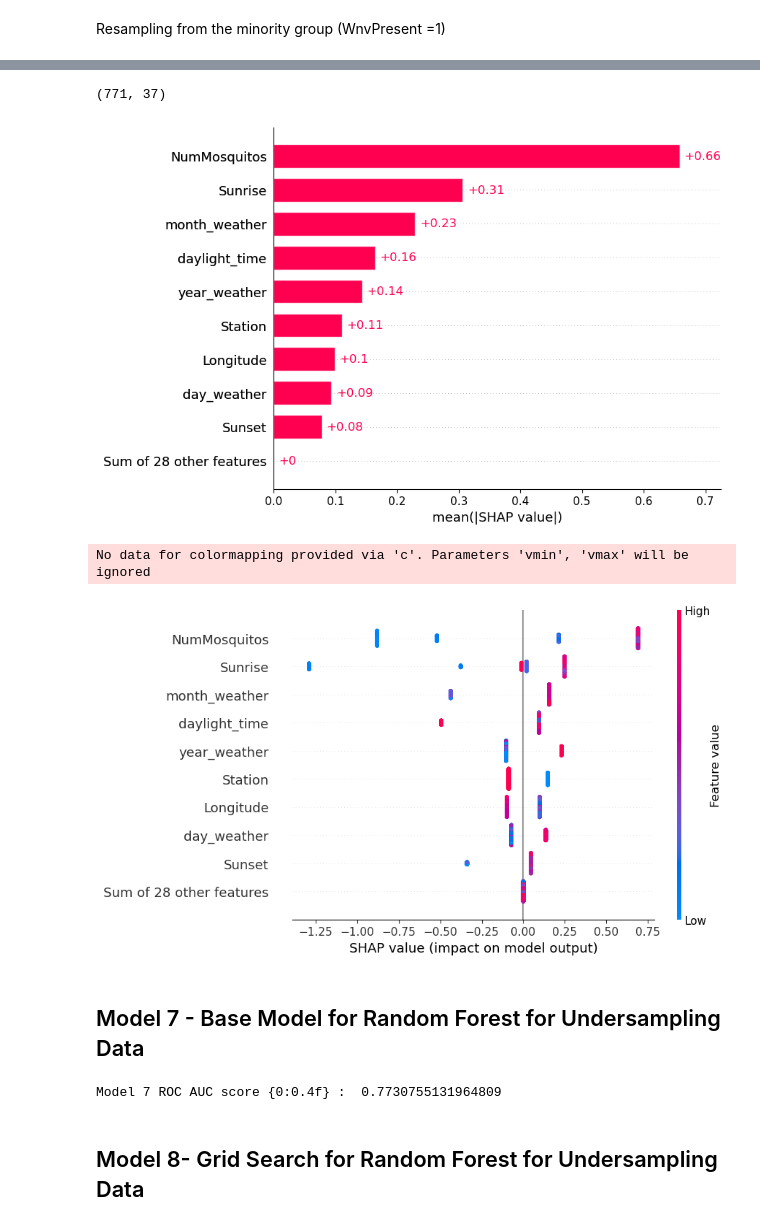
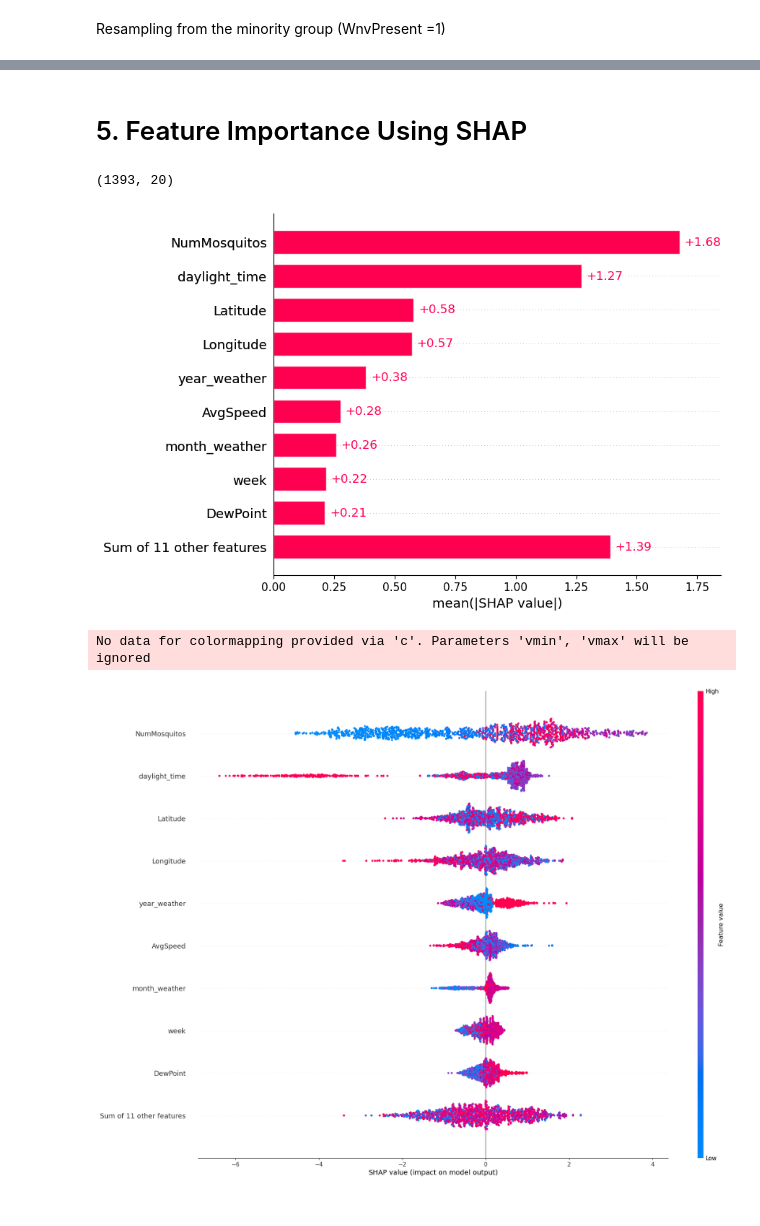
Before and after one commit to annapfenner/Predicting-the-West-Nile-virus, a Jupyter notebook: Jupyter Notebooks/Project 2- Pre-processing, Training & Modeling.ipynb, the cells around one changed output, grey strips where cells are left out. Cells and saved outputs as stored; diff of their text form; code cells hidden in the pictures.

```diff
--- a/Jupyter Notebooks/Project 2- Pre-processing, Training & Modeling.ipynb
+++ b/Jupyter Notebooks/Project 2- Pre-processing, Training & Modeling.ipynb
@@ -461,0 +404,7 @@ plt.show()
+# %%
+model_xgb_2 = xgb.XGBClassifier(max_depth=6, learning_rate=0.3, colsample_bytree=1, gamma=0,
+                              min_child_weight=1, n_estimators=100)
+model_xgb_2.fit(X_train, y_train)
+
+#use model to predict y values on X_test set
+y_pred = model_xgb_2.predict(X_test)
@@ -466,18 +439,18 @@ plt.show()
 def objective(space):
     classifier = xgb.XGBClassifier(n_estimators = space['n_estimators'],
                             max_depth = int(space['max_depth']),
-                            learning_rate = space['learning_rate'],
+                            learning_rate = float(space['learning_rate']),
                             gamma = space['gamma'],
                             min_child_weight = space['min_child_weight'],
                             subsample = space['subsample'],
                             colsample_bytree = space['colsample_bytree']
                             )
 
-    classifier.fit(X_train_under, y_train_under)
+    classifier.fit(X_train, y_train)
 
     # Applying k-Fold Cross Validation
     from sklearn.model_selection import cross_val_score
-    accuracies = cross_val_score(estimator = classifier, X = X_train_under, y = y_train_under, cv = 10)
+    accuracies = cross_val_score(estimator = classifier, X = X_train, y = y_train, cv = 10)
     CrossValMean = accuracies.mean()
 
     print("CrossValMean:", CrossValMean)
@@ -485,21 +458,20 @@ def objective(space):
     return{'loss':1-CrossValMean, 'status': STATUS_OK }
 #define the space
 space = {
-    'max_depth' : hp.choice('max_depth', range(1, 14, 1)),
-    'learning_rate' : hp.quniform('learning_rate', 0.01, 0.9, 0.01),
-    'n_estimators' : hp.choice('n_estimators', range(20, 205, 10)),
-    'gamma' : hp.quniform('gamma', 0, 0.40, 0.01),
-    'min_child_weight' : hp.quniform('min_child_weight', 1, 10, 1),
-    'subsample' : hp.quniform('subsample', 0.01, 1, 0.1),
-    'colsample_bytree' : hp.quniform('colsample_bytree', 0.1, 1.0, 0.1)}
-
+    'max_depth': hp.choice('max_depth', range(3, 11)),
+    'learning_rate' : hp.uniform('learning_rate', 0.01, 0.30),
+    'n_estimators' : hp.choice('n_estimators', range(80, 210, 20)),
+    'gamma' : hp.uniform('gamma', 0.0, 0.31),
+    'min_child_weight' : hp.choice('min_child_weight', range(1, 5, 1)),
+    'subsample' : hp.uniform('subsample', 0.2, 1),
+    'colsample_bytree' : hp.uniform('colsample_bytree', 0.1, 1)}
 
 #determine best model using the fmin function
 trials = Trials()
 best = fmin(fn=objective,
             space=space,
             algo=tpe.suggest,
-            max_evals=50,
+            max_evals=20,
             trials=trials)
 
 print("Best: ", best)
@@ -532,10 +504,10 @@ model_6 = XGBClassifier(n_estimators = best['n_estimators'],
                             colsample_bytree = best['colsample_bytree']
                             )
 #fitting the model on the training data
-model_6.fit(X_train_under, y_train_under)
+model_6.fit(X_train, y_train)
 
 # Applying k-Fold Cross Validation
-accuracies = cross_val_score(estimator = model_6, X = X_train_under, y = y_train_under, cv = 10)
+accuracies = cross_val_score(estimator = model_6, X = X_train, y = y_train, cv = 10)
 CrossValMean = accuracies.mean()
 print("Final CrossValMean: ", CrossValMean)
 # %% [output]
@@ -583,35 +551,22 @@ plt.show()
+# %% [markdown]
+# 5. Feature Importance Using SHAP
 # %%
 #extracting important features using shap package
-explainer=shap.Explainer(model_6)
-shap_values=explainer(X_train_under)
+explainer=shap.Explainer(model_xgb_2)
+shap_values=explainer(X_train)
 np.shape(shap_values.values)
 # %% [output]
-(771, 37)
+(1393, 20)
 # %%
 #feature importance
-shap.plots.bar(shap_values)
+shap.plots.bar(shap_values, show=False)
+plt.savefig('shap_values.png')
 # %% [output]
-[figure, old version]
+[figure, new version]
 # %%
 #Beeswarm plot to plot each SHAP value for each feature and their respective feature value.
-shap.plots.beeswarm(shap_values)
+shap.plots.beeswarm(shap_values, plot_size=[20,16], show=False)
+plt.savefig('bee.png')
 # %% [output]
 No data for colormapping provided via 'c'. Parameters 'vmin', 'vmax' will be ignored
-[figure, old version]
+[figure, new version]
-# %% [markdown]
-## Model 7 - Base Model for Random Forest for Undersampling Data
-# %%
-model_7 = RandomForestClassifier(n_estimators = 100)
-
-# Train the model
-model_7.fit(X_train_under, y_train_under)
-
-# Make y predictions on the X_test data
-y_pred_under = model_7.predict(X_test_under)
-
-# using metrics module for accuracy calculation
-print("Model 7 ROC AUC score {0:0.4f} : ", roc_auc_score(y_test_under, y_pred_under))
-# %% [output]
-Model 7 ROC AUC score {0:0.4f} :  0.7730755131964809
-# %% [markdown]
-## Model 8- Grid Search for Random Forest for Undersampling Data
```
Also changed, not shown: parts of 72 cells of this notebook.
